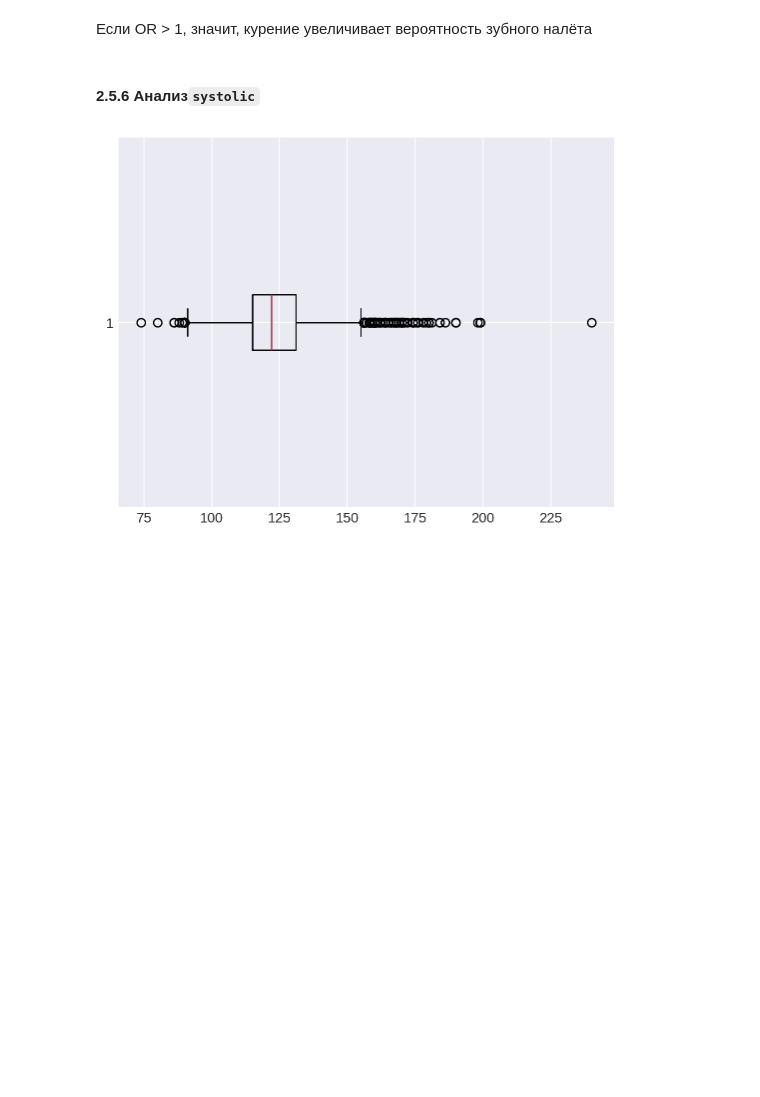
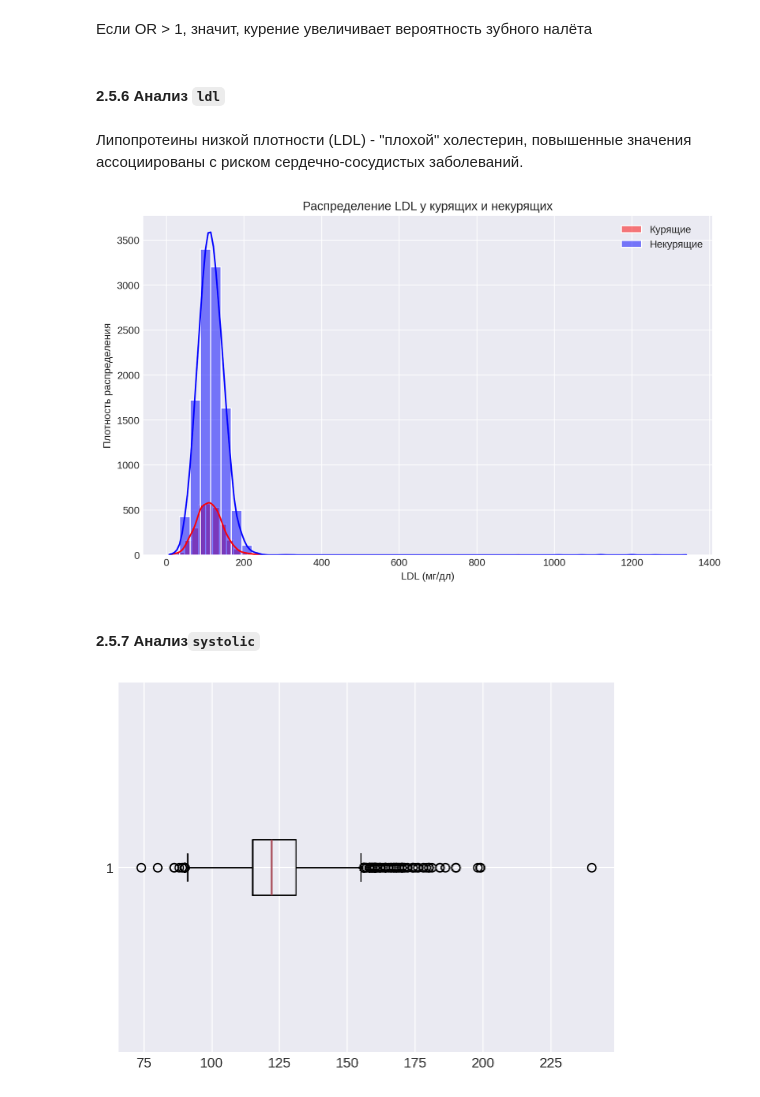
Before and after one commit to vulcan4ik/ds-smokers-research, a Jupyter notebook: ipynb/smokers-eda-catboost.ipynb, the cells around one changed output. Saved outputs shown, nothing was run; the diff lists cells and outputs as text; code cells hidden in the pictures; blank space fills up the shorter version.

```diff
--- a/ipynb/smokers-eda-catboost.ipynb
+++ b/ipynb/smokers-eda-catboost.ipynb
@@ -1150,8 +1151,27 @@ print(f"Отношение шансов (OR): {odds_ratio:.2f}")
 Отношение шансов (OR): 1.41
 # %% [markdown]
 Если OR > 1, значит, курение увеличивает вероятность зубного налёта
+# %% [markdown]
+#### 2.5.6 Анализ `ldl`
+# %% [markdown]
+Липопротеины низкой плотности (LDL) - "плохой" холестерин, повышенные значения ассоциированы с риском сердечно-сосудистых заболеваний.
+# %%
+plt.figure(figsize=(10, 6))
+sns.histplot(
+    df_smokers["ldl"], bins=50, kde=True, color="red", alpha=0.5, label="Курящие"
+)
+sns.histplot(
+    df_non_smokers["ldl"], bins=50, kde=True, color="blue", alpha=0.5, label="Некурящие"
+)
+plt.title("Распределение LDL у курящих и некурящих")
+plt.xlabel("LDL (мг/дл)")
+plt.ylabel("Плотность распределения")
+plt.legend()
+plt.show()
+# %% [output]
+[figure, added]
 # %% [markdown]
-#### 2.5.6 Анализ`systolic`
+#### 2.5.7 Анализ`systolic`
 # %%
 plt.boxplot(train["systolic"], vert=False)
 plt.show()
```
Also changed, not shown: parts of 24 cells of this notebook, 10 other files.
